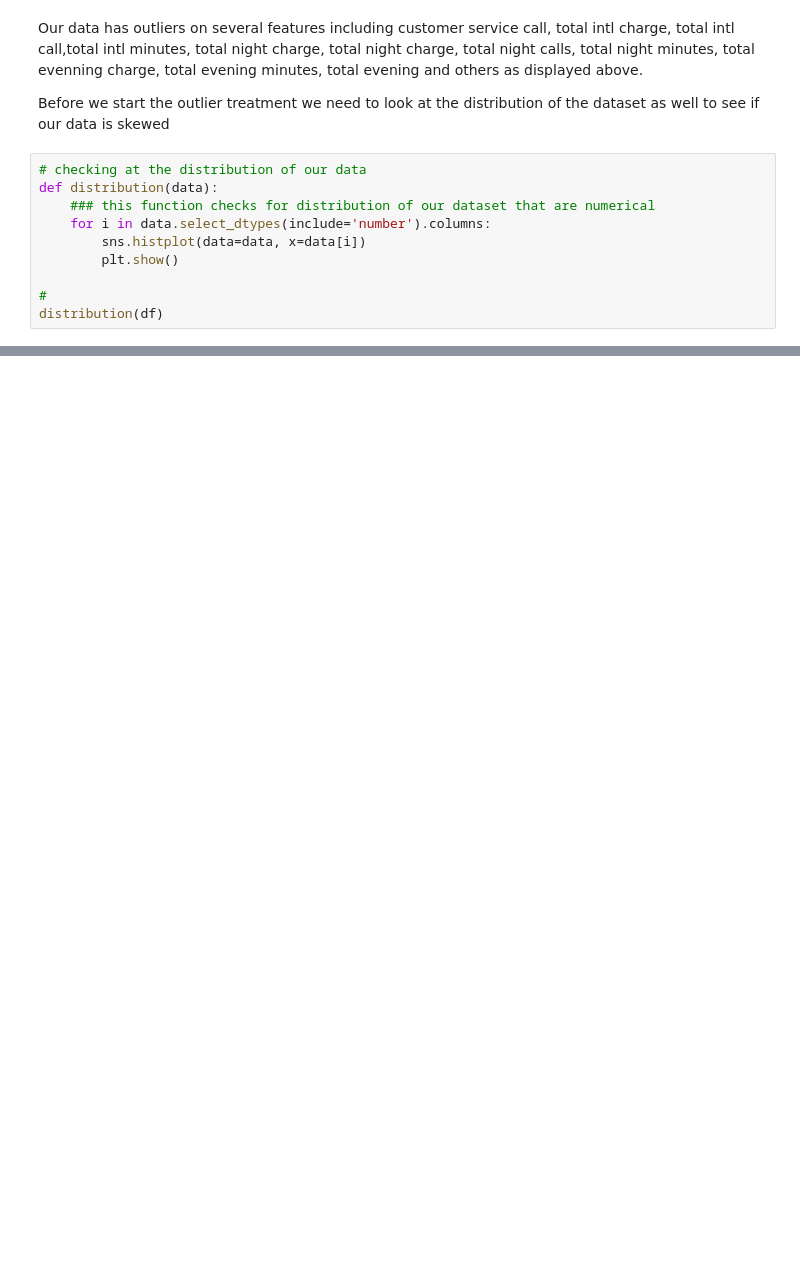
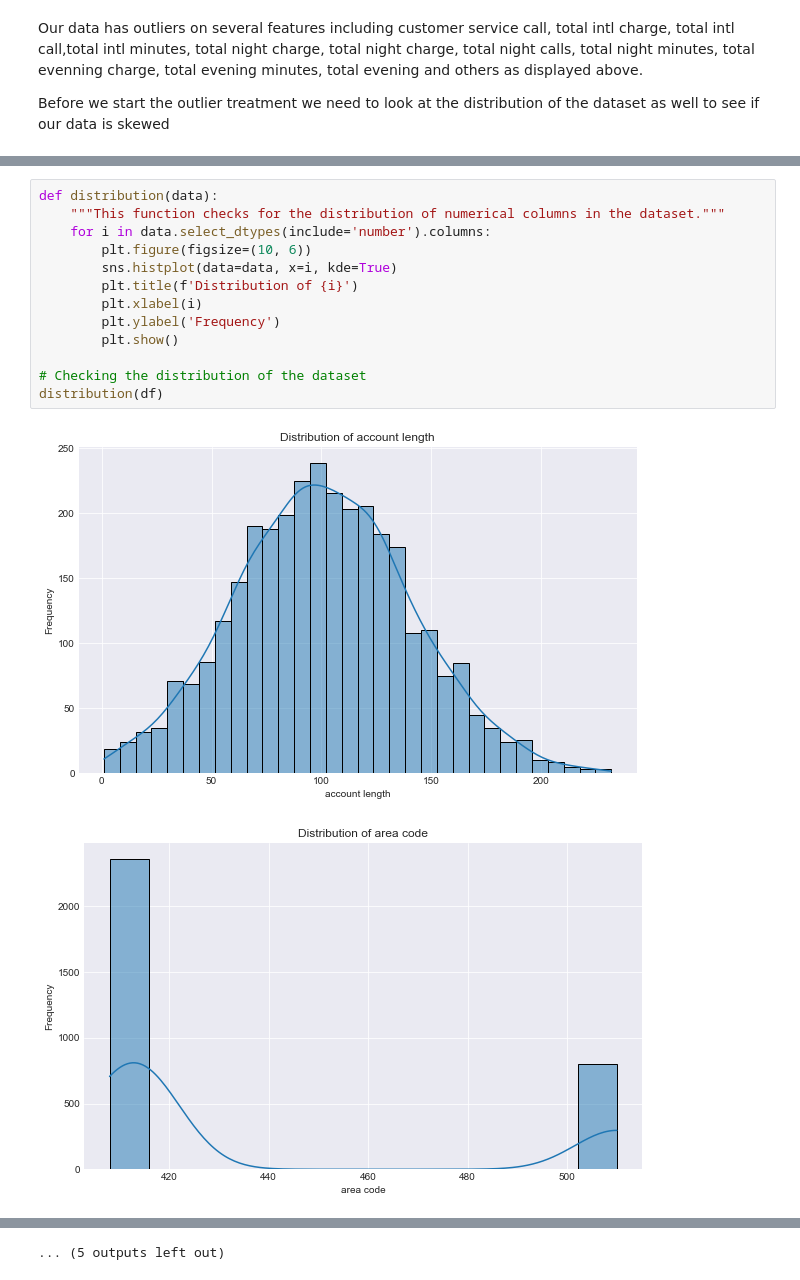
Before and after one commit to Salahudin654/Phase3-SyriaTel, a Jupyter notebook: index.ipynb, the cells around one changed output, grey strips where cells are left out. Drawn from its saved outputs; the diff is of its cells as text; blank space fills up the shorter version.

```diff
--- a/index.ipynb
+++ b/index.ipynb
@@ -201,13 +202,3 @@ outliers(df)
 Our data has outliers on several features including customer service call, total intl charge, total intl call,total intl minutes, total night charge, total night charge, total night calls, total night minutes, total evenning charge, total evening minutes, total evening and others as displayed above.
 
 Before we start the outlier treatment we need to look at the distribution of the dataset as well to see if our data is skewed
-# %%
-# checking at the distribution of our data
-def distribution(data):
-    ### this function checks for distribution of our dataset that are numerical
-    for i in data.select_dtypes(include='number').columns:
-        sns.histplot(data=data, x=data[i])
-        plt.show()
-
-#
-distribution(df)
@@ -227,0 +205,16 @@ distribution(df)
+# %%
+def distribution(data):
+    """This function checks for the distribution of numerical columns in the dataset."""
+    for i in data.select_dtypes(include='number').columns:
+        plt.figure(figsize=(10, 6))
+        sns.histplot(data=data, x=i, kde=True)
+        plt.title(f'Distribution of {i}')
+        plt.xlabel(i)
+        plt.ylabel('Frequency')
+        plt.show()
+
+# Checking the distribution of the dataset
+distribution(df)
+# %% [output]
+[figure, added]
+[figure, added]
@@ -227,0 +231 @@ distribution(df)
+... (5 outputs left out)
```
Also changed, not shown: parts of 86 cells of this notebook.
